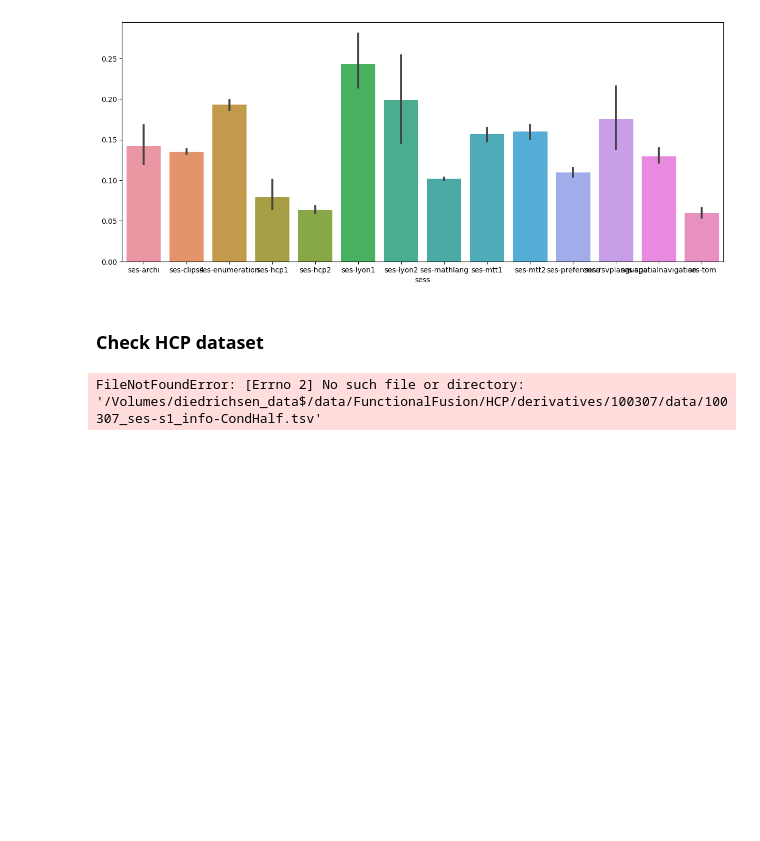
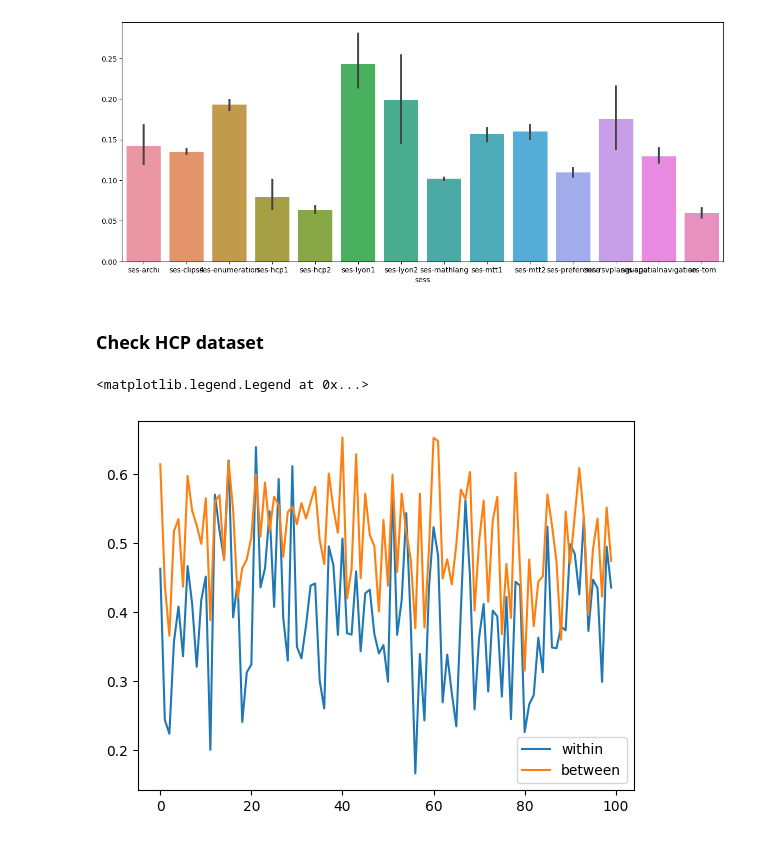
Before and after one commit to DiedrichsenLab/Functional_Fusion, a Jupyter notebook: notebooks/dataset_check.ipynb, the cells around one changed output. Cells and saved outputs as stored; diff of their text form; code cells hidden in the pictures; blank space fills up the shorter version.

```diff
--- a/notebooks/dataset_check.ipynb
+++ b/notebooks/dataset_check.ipynb
@@ -188,6 +188,15 @@ sb.barplot(x=info.sess,y=STD)
 ### Check HCP dataset
 # %%
 hcp_dataset = DataSetHcpResting(base_dir + '/HCP')
-data_hcp1,info_hcp1 = hcp_dataset.get_data('SUIT3','ses-s1','CondHalf')
+data_hcp1,info_hcp1 = hcp_dataset.get_data( 'MNISymC3', ses_id = 'ses-s1', type='CondRun')
-# %% [output]
-FileNotFoundError: [Errno 2] No such file or directory: '/Volumes/diedrichsen_data$/data/FunctionalFusion/HCP/derivatives/100307/data/100307_ses-s1_info-CondHalf.tsv'
+# %%
+r1 = reliability_within_subj(
+    data_hcp1, part_vec=info_hcp1.run, cond_vec=info_hcp1.region_name)
+r2 = reliability_between_subj(data_hcp1, cond_vec=info_hcp1.region_name)
+# %%
+plt.plot(r1.mean(axis=1))
+plt.plot(r2)
+plt.legend(['within','between'])
+# %% [output]
+<matplotlib.legend.Legend at 0x...>
+[figure, added]
```
Also changed, not shown: 2 other files.
